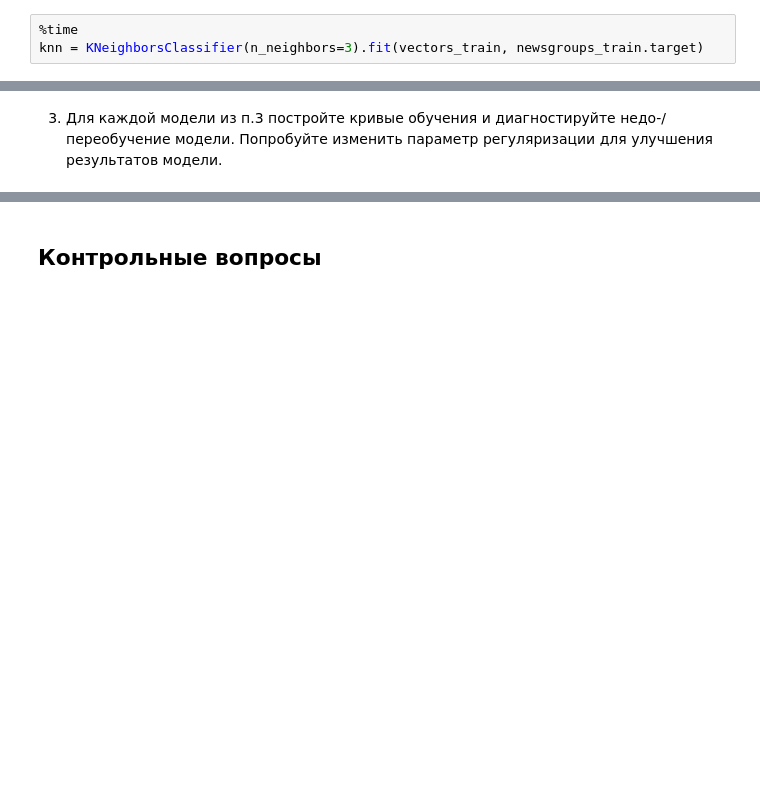
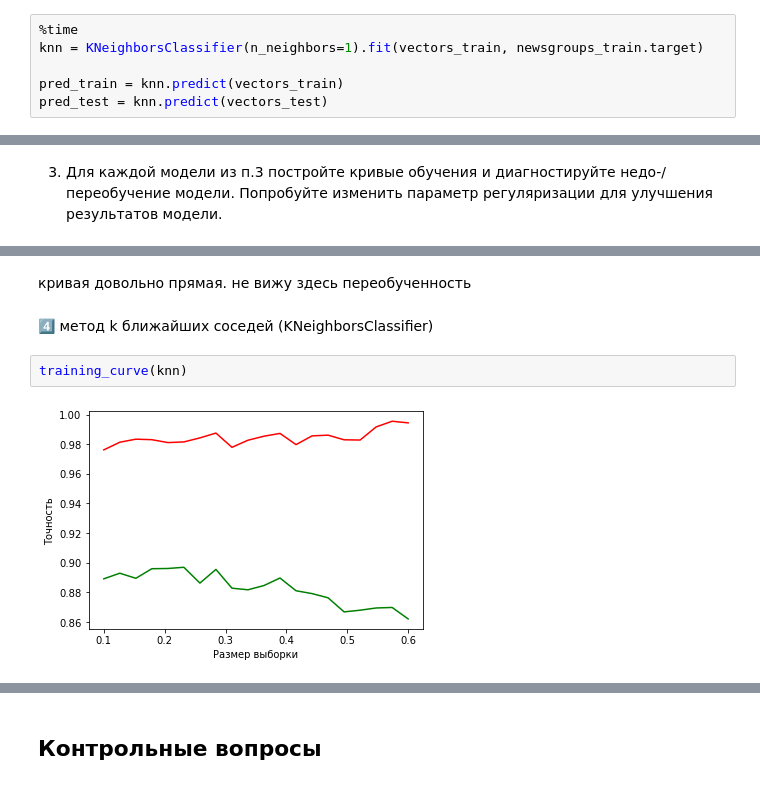
Before and after one commit to victorioustone/tadimo_1, a Jupyter notebook: sem09/ML2.3_Каменчук.ipynb, the cells around one changed output, grey strips where cells are left out. Saved outputs shown, nothing was run; the diff lists cells and outputs as text; blank space fills up the shorter version.

```diff
--- a/sem09/ML2.3_Каменчук.ipynb
+++ b/sem09/ML2.3_Каменчук.ipynb
@@ -299,5 +294,8 @@ RECALL
 4️⃣ метод k ближайших соседей (KNeighborsClassifier)
 # %%
 %time
-knn = KNeighborsClassifier(n_neighbors=3).fit(vectors_train, newsgroups_train.target)
+knn = KNeighborsClassifier(n_neighbors=1).fit(vectors_train, newsgroups_train.target)
+
+pred_train = knn.predict(vectors_train)
+pred_test = knn.predict(vectors_test)
 # %% [output]
@@ -370,0 +416,8 @@ RECALL
+# %% [markdown]
+кривая довольно прямая. не вижу здесь переобученность
+# %% [markdown]
+4️⃣ метод k ближайших соседей (KNeighborsClassifier)
+# %%
+training_curve(knn)
+# %% [output]
+[figure, added]
```
Also changed, not shown: parts of 27 cells of this notebook.
